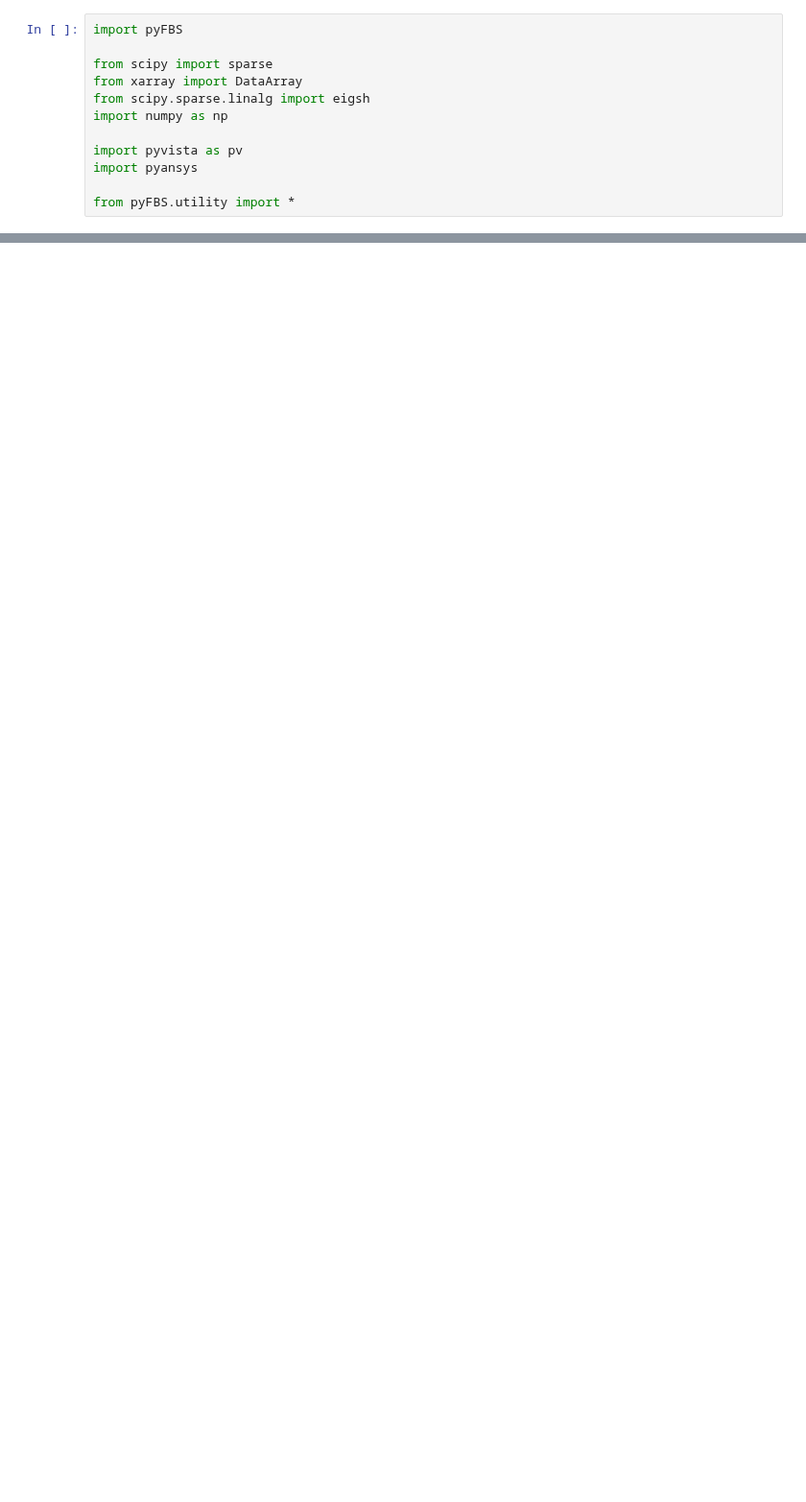
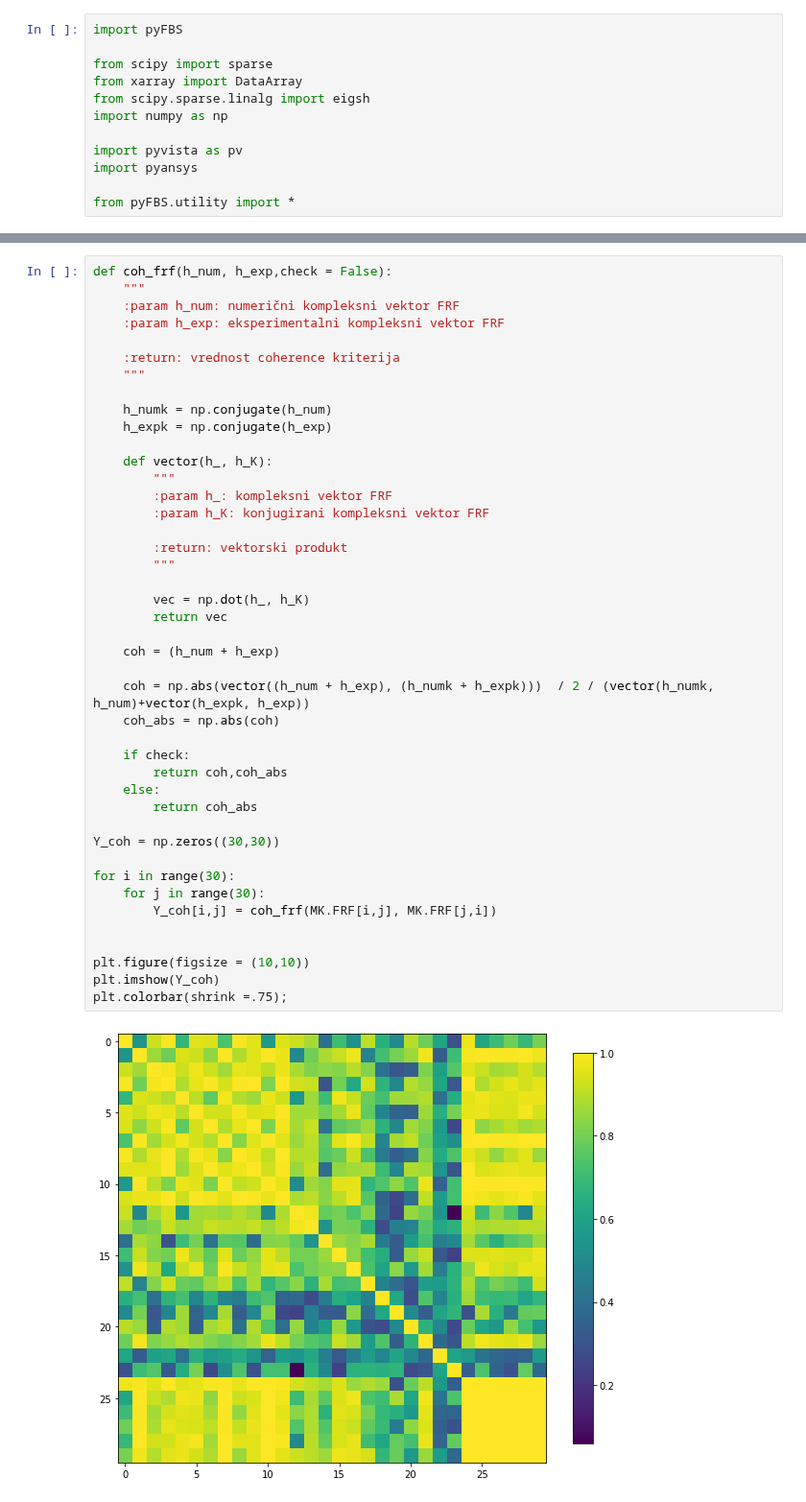
Before and after one commit to yannikmadeheim-del/pyFBS-nonlinear, a Jupyter notebook: examples/MCK_Engine_mount.ipynb, the cells around one changed output, grey strips where cells are left out. Shown at 96% size. Drawn from its saved outputs; the diff is of its cells as text; blank space fills up the shorter version.

```diff
--- a/examples/MCK_Engine_mount.ipynb
+++ b/examples/MCK_Engine_mount.ipynb
@@ -111,0 +77,45 @@ view3D.add_modeshape(mode_dict,run_animation = True)
+# %%
+def coh_frf(h_num, h_exp,check = False):
+    """
+    :param h_num: numerični kompleksni vektor FRF
+    :param h_exp: eksperimentalni kompleksni vektor FRF
+
+    :return: vrednost coherence kriterija
+    """
+
+    h_numk = np.conjugate(h_num)
+    h_expk = np.conjugate(h_exp)
+
+    def vector(h_, h_K):
+        """
+        :param h_: kompleksni vektor FRF
+        :param h_K: konjugirani kompleksni vektor FRF
+
+        :return: vektorski produkt
+        """
+
+        vec = np.dot(h_, h_K)
+        return vec
+
+    coh = (h_num + h_exp)
+
+    coh = np.abs(vector((h_num + h_exp), (h_numk + h_expk)))  / 2 / (vector(h_numk, h_num)+vector(h_expk, h_exp))
+    coh_abs = np.abs(coh)
+
+    if check:
+        return coh,coh_abs
+    else:
+        return coh_abs
+
+Y_coh = np.zeros((30,30))
+
+for i in range(30):
+    for j in range(30):
+        Y_coh[i,j] = coh_frf(MK.FRF[i,j], MK.FRF[j,i])
+
+
+plt.figure(figsize = (10,10))
+plt.imshow(Y_coh)
+plt.colorbar(shrink =.75);
+# %% [output]
+[figure, added]
```
Also changed, not shown: parts of 23 cells of this notebook, 7 other files.
